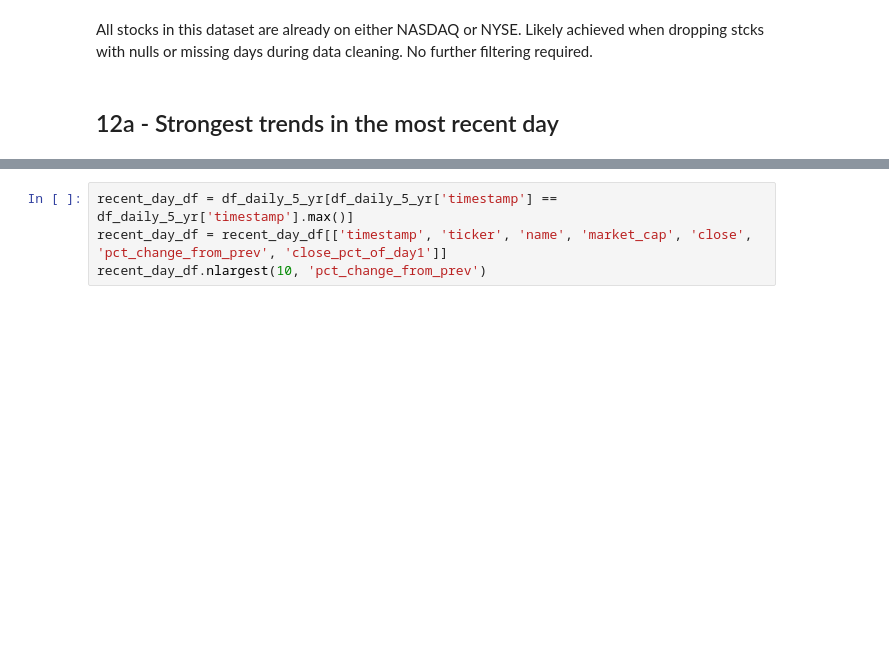
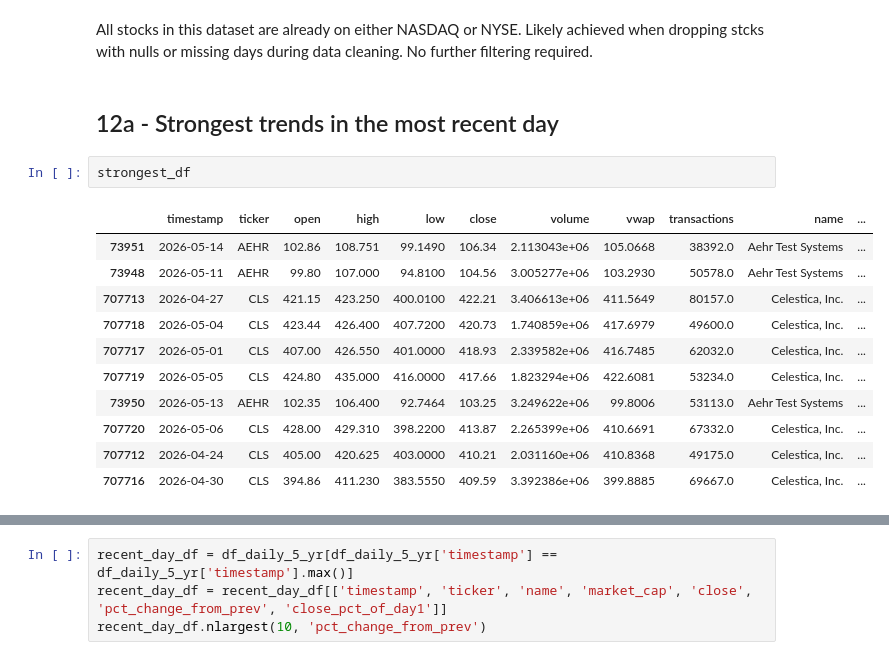
Before and after one commit to matthewcavanaugh96/megalabs, a Jupyter notebook: stock_prediction/PART 1B - EDA tasks.ipynb, the cells around one changed output, grey strips where cells are left out. Saved outputs shown, nothing was run; the diff lists cells and outputs as text; blank space fills up the shorter version.

```diff
--- a/stock_prediction/PART 1B - EDA tasks.ipynb
+++ b/stock_prediction/PART 1B - EDA tasks.ipynb
@@ -980,3 +982,17 @@ Name: count, dtype: int64
 All stocks in this dataset are already on either NASDAQ or NYSE. Likely achieved when dropping stcks with nulls or missing days during data cleaning. No further filtering required.
 # %% [markdown]
 ## 12a - Strongest trends in the most recent day
+# %%
+strongest_df
+# %% [output]
+|  | timestamp | ticker | open | high | low | close | volume | vwap | transactions | name | ... |
+| 73951 | 2026-05-14 | AEHR | 102.86 | 108.751 | 99.1490 | 106.34 | 2.113043e+06 | 105.0668 | 38392.0 | Aehr Test Systems | ... |
+| 73948 | 2026-05-11 | AEHR | 99.80 | 107.000 | 94.8100 | 104.56 | 3.005277e+06 | 103.2930 | 50578.0 | Aehr Test Systems | ... |
+| 707713 | 2026-04-27 | CLS | 421.15 | 423.250 | 400.0100 | 422.21 | 3.406613e+06 | 411.5649 | 80157.0 | Celestica, Inc. | ... |
+| 707718 | 2026-05-04 | CLS | 423.44 | 426.400 | 407.7200 | 420.73 | 1.740859e+06 | 417.6979 | 49600.0 | Celestica, Inc. | ... |
+| 707717 | 2026-05-01 | CLS | 407.00 | 426.550 | 401.0000 | 418.93 | 2.339582e+06 | 416.7485 | 62032.0 | Celestica, Inc. | ... |
+| 707719 | 2026-05-05 | CLS | 424.80 | 435.000 | 416.0000 | 417.66 | 1.823294e+06 | 422.6081 | 53234.0 | Celestica, Inc. | ... |
+| 73950 | 2026-05-13 | AEHR | 102.35 | 106.400 | 92.7464 | 103.25 | 3.249622e+06 | 99.8006 | 53113.0 | Aehr Test Systems | ... |
+| 707720 | 2026-05-06 | CLS | 428.00 | 429.310 | 398.2200 | 413.87 | 2.265399e+06 | 410.6691 | 67332.0 | Celestica, Inc. | ... |
+| 707712 | 2026-04-24 | CLS | 405.00 | 420.625 | 403.0000 | 410.21 | 2.031160e+06 | 410.8368 | 49175.0 | Celestica, Inc. | ... |
+| 707716 | 2026-04-30 | CLS | 394.86 | 411.230 | 383.5550 | 409.59 | 3.392386e+06 | 399.8885 | 69667.0 | Celestica, Inc. | ... |
```
Also changed, not shown: parts of 2 cells of this notebook, 4 other files.
